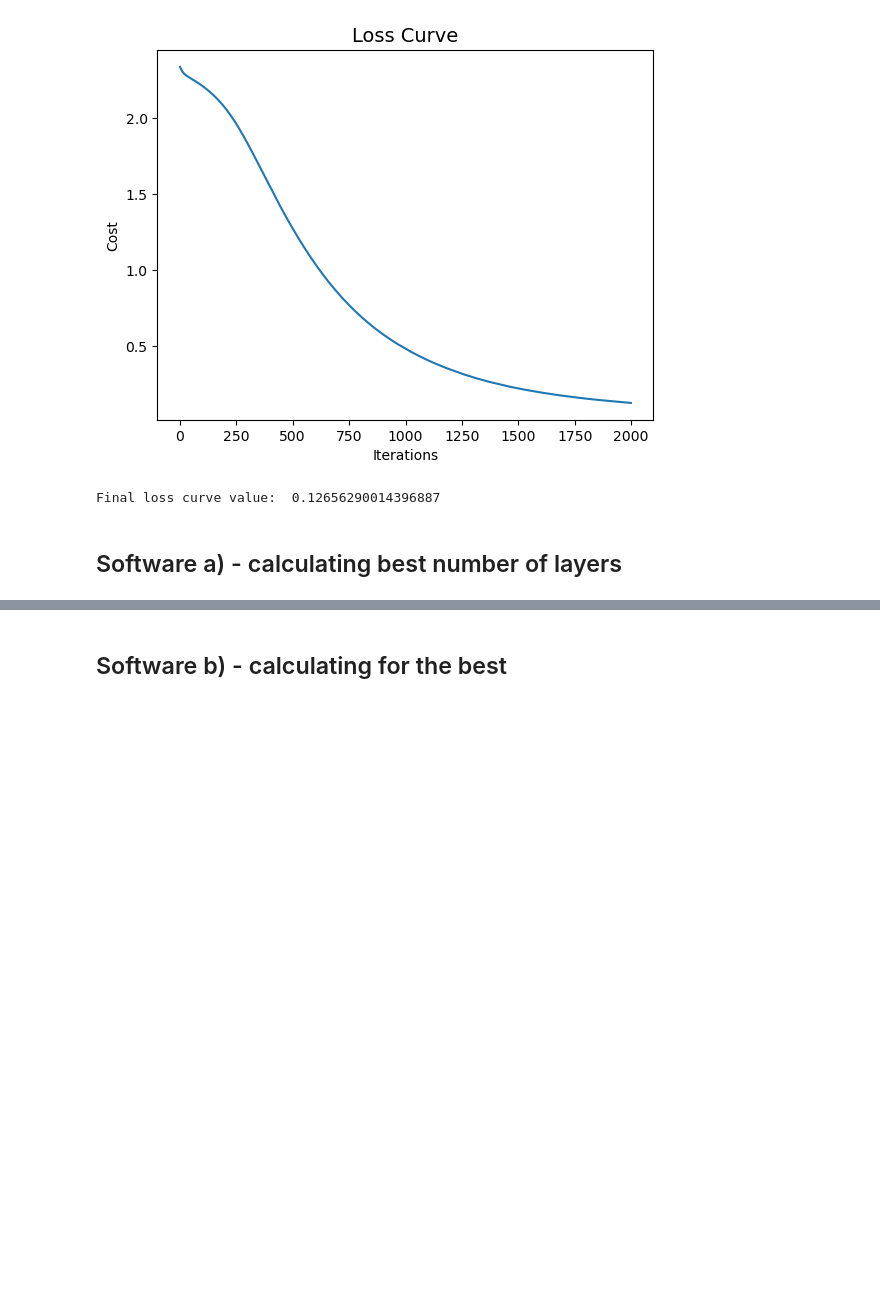
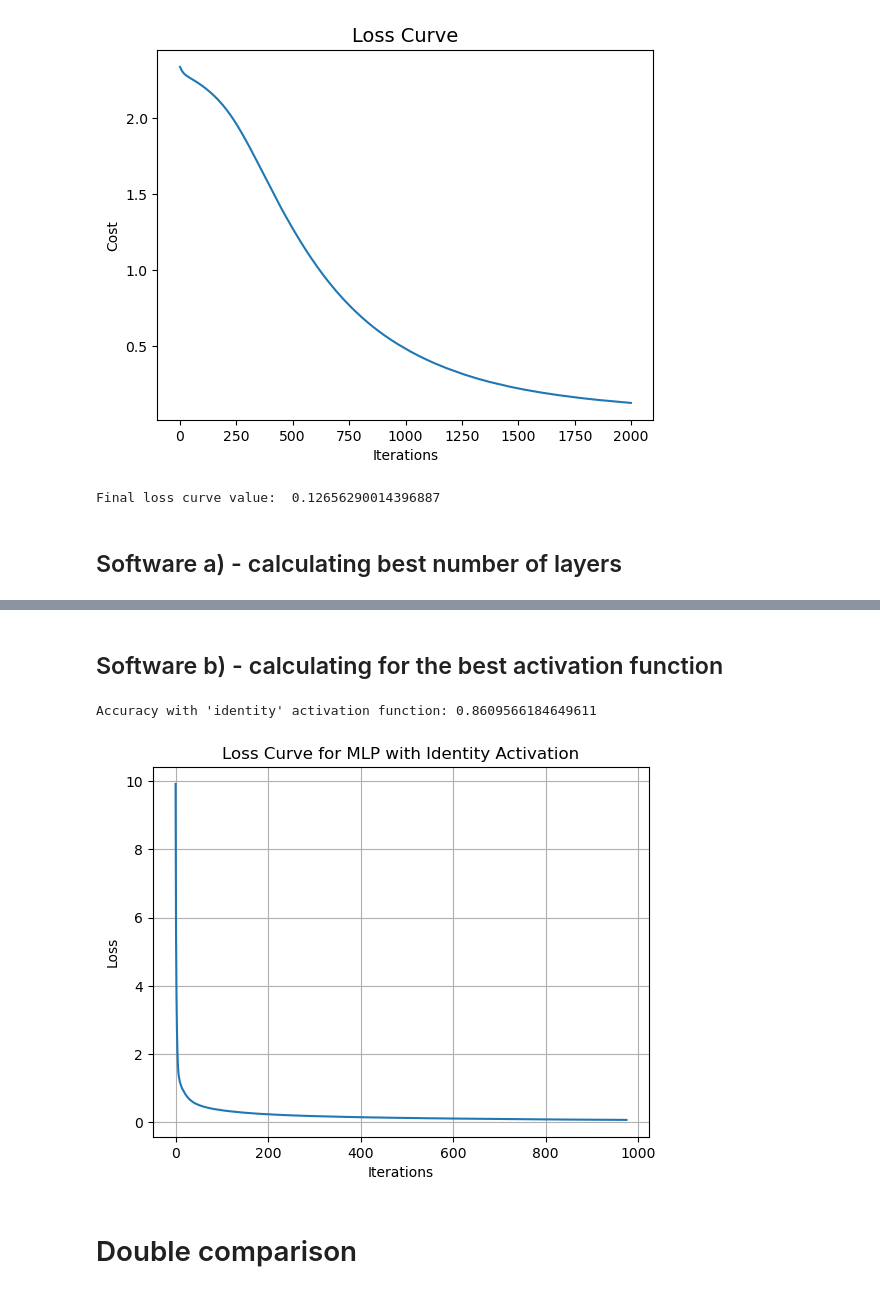
Before and after one commit to axelcarapinha/IST_Machine-learning, a Jupyter notebook: IST-ML3/00_Resources/calcs.ipynb, the cells around one changed output, grey strips where cells are left out. Drawn from its saved outputs; the diff is of its cells as text; code cells hidden in the pictures; blank space fills up the shorter version.

Commit message:
Software code done - automatic optimization with Optuna

```diff
--- a/IST-ML3/00_Resources/calcs.ipynb
+++ b/IST-ML3/00_Resources/calcs.ipynb
@@ -160,2 +396,46 @@ Test size: 899
 # %% [markdown]
-## Software b) - calculating for the best
+## Software b) - calculating for the best activation function
+# %%
+# Import necessary libraries
+from sklearn import datasets
+from sklearn.model_selection import train_test_split
+from sklearn.neural_network import MLPClassifier
+from sklearn.metrics import accuracy_score
+import matplotlib.pyplot as plt
+
+# Load the digits dataset
+digits = datasets.load_digits()
+
+# Split the data
+X, y = digits.data, digits.target
+X_train, X_test, y_train, y_test = train_test_split(X, y, train_size=0.5, stratify=y, random_state=42)
+
+# Define the MLPClassifier with 'identity' activation function
+predictor_identity = MLPClassifier(hidden_layer_sizes=(10, 4),
+                                    activation='identity',
+                                    solver='sgd',
+                                    max_iter=2000,
+                                    random_state=42)
+
+# Fit the model
+predictor_identity.fit(X_train, y_train)
+
+# Make predictions on the test set
+y_pred_identity = predictor_identity.predict(X_test)
+
+# Calculate accuracy
+accuracy_identity = accuracy_score(y_test, y_pred_identity)
+print("Accuracy with 'identity' activation function:", accuracy_identity)
+
+# Plot the loss curve
+plt.plot(predictor_identity.loss_curve_)
+plt.title('Loss Curve for MLP with Identity Activation')
+plt.xlabel('Iterations')
+plt.ylabel('Loss')
+plt.grid()
+plt.show()
+# %% [output]
+Accuracy with 'identity' activation function: 0.8609566184649611
+[figure, added]
+# %% [markdown]
+# Double comparison
```
Also changed, not shown: parts of 12 cells of this notebook, 1 other file.
